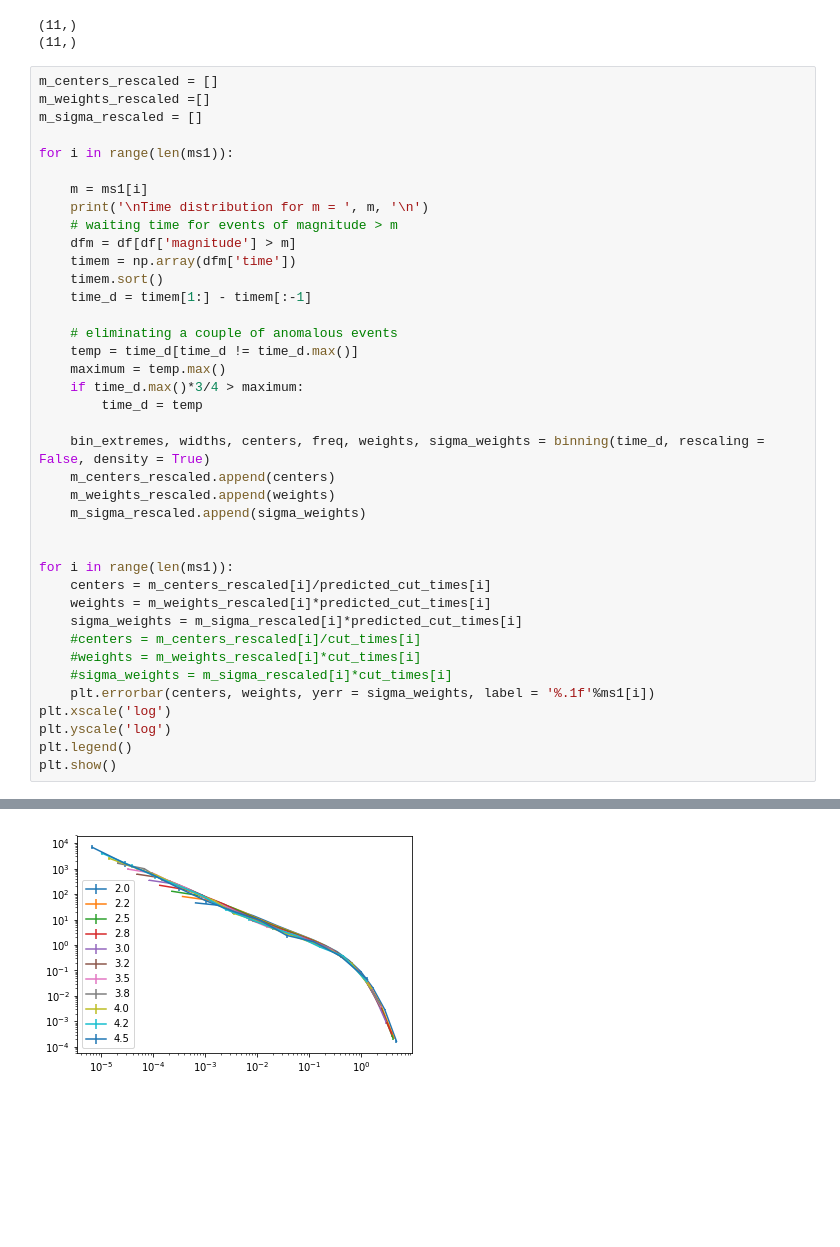
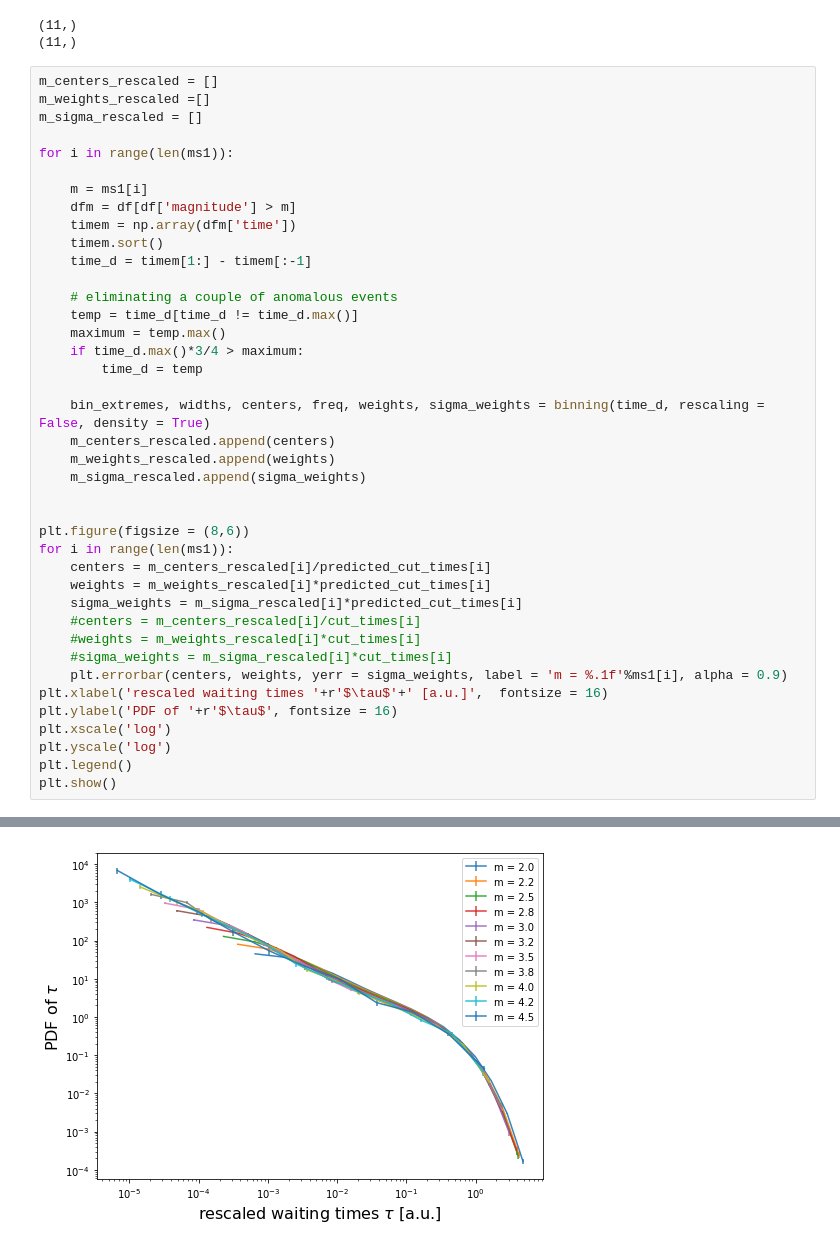
Before and after one commit to mango915/Earthquakes, a Jupyter notebook: nico.ipynb, the cells around one changed output, grey strips where cells are left out. Cells and saved outputs as stored; diff of their text form; blank space fills up the shorter version.

```diff
--- a/nico.ipynb
+++ b/nico.ipynb
@@ -1656,8 +1656,6 @@ m_sigma_rescaled = []
 for i in range(len(ms1)):
 
     m = ms1[i]
-    print('\nTime distribution for m = ', m, '\n')
-    # waiting time for events of magnitude > m
     dfm = df[df['magnitude'] > m]
     timem = np.array(dfm['time'])
     timem.sort()
@@ -1675,6 +1673,7 @@ for i in range(len(ms1)):
     m_sigma_rescaled.append(sigma_weights)
 
 
+plt.figure(figsize = (8,6))
 for i in range(len(ms1)):
     centers = m_centers_rescaled[i]/predicted_cut_times[i]
     weights = m_weights_rescaled[i]*predicted_cut_times[i]
@@ -1682,7 +1681,9 @@ for i in range(len(ms1)):
     #centers = m_centers_rescaled[i]/cut_times[i]
     #weights = m_weights_rescaled[i]*cut_times[i]
     #sigma_weights = m_sigma_rescaled[i]*cut_times[i]
-    plt.errorbar(centers, weights, yerr = sigma_weights, label = '%.1f'%ms1[i])
+    plt.errorbar(centers, weights, yerr = sigma_weights, label = 'm = %.1f'%ms1[i], alpha = 0.9)
+plt.xlabel('rescaled waiting times '+r'$\tau$'+' [a.u.]',  fontsize = 16)
+plt.ylabel('PDF of '+r'$\tau$', fontsize = 16)
 plt.xscale('log')
 plt.yscale('log')
 plt.legend()
@@ -1708 +1692 @@ All frequencies are non-zero :  True
-[figure, old version]
+[figure, new version]
```
Also changed, not shown: parts of 7 cells of this notebook.
